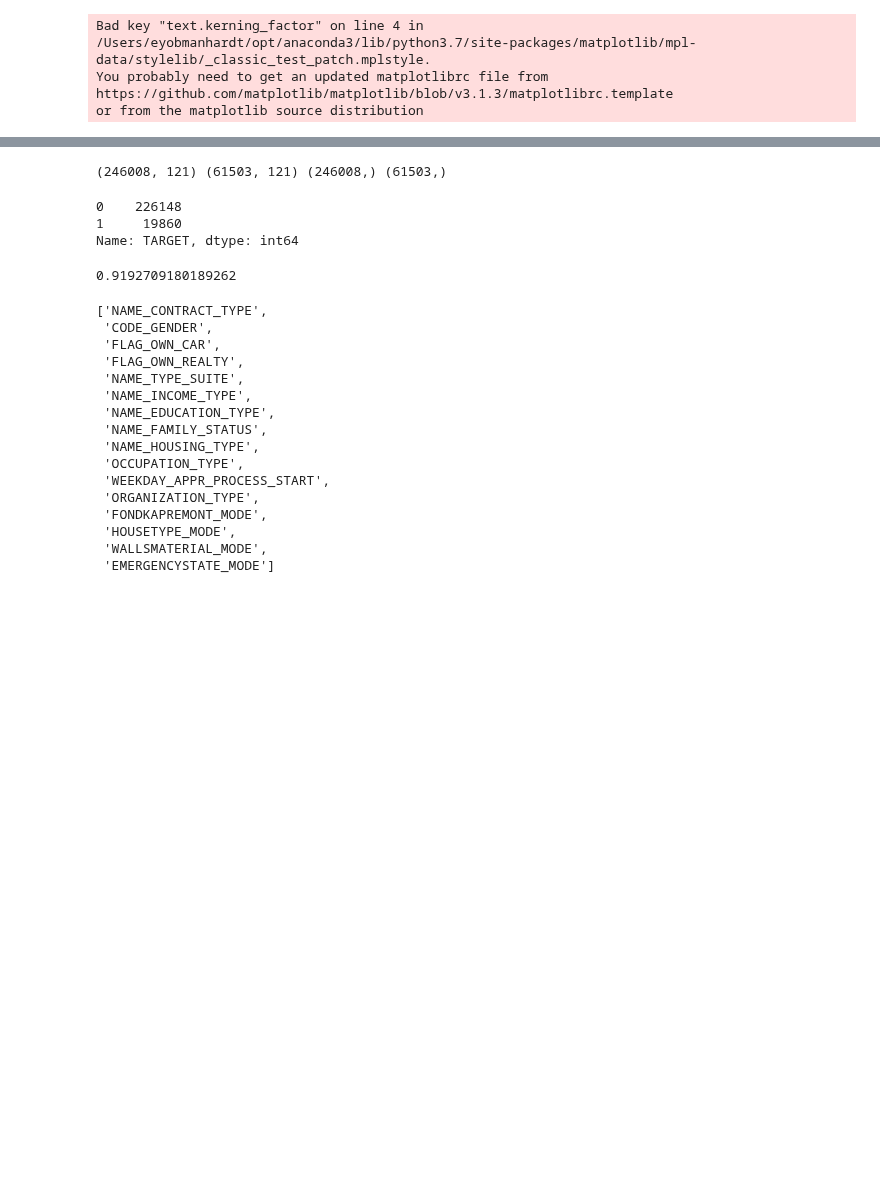
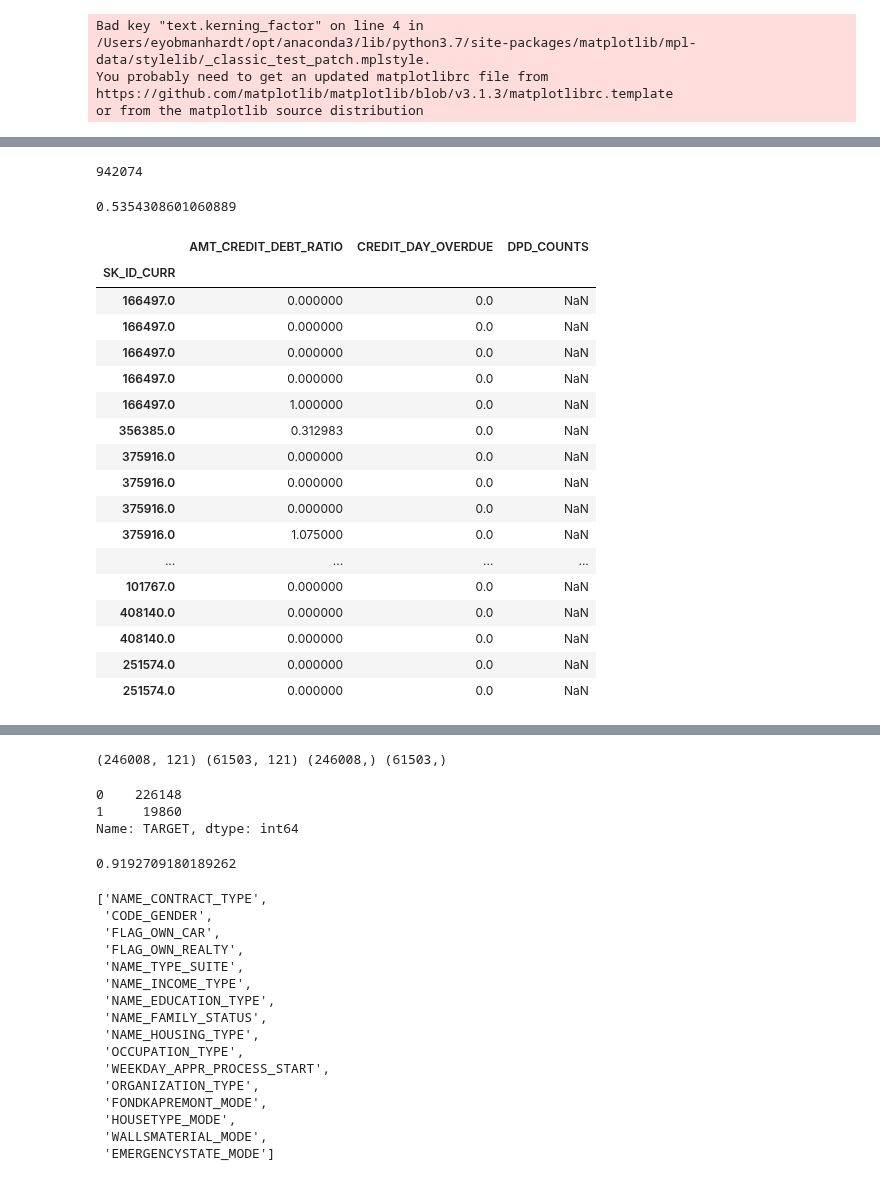
Before and after one commit to DSEI21000-S21/project-home-credit, a Jupyter notebook: experiments/eyob/playground2_baseline.ipynb, the cells around one changed output, grey strips where cells are left out. Cells and saved outputs as stored; diff of their text form; code cells hidden in the pictures; blank space fills up the shorter version.

Commit message:
messy: investigation + joining tables

```diff
--- a/experiments/eyob/playground2_baseline.ipynb
+++ b/experiments/eyob/playground2_baseline.ipynb
@@ -11,0 +47,10 @@ or from the matplotlib source distribution
+# %%
+## create tables
+application_train = data['application_train']
+bureau_balance = data['bureau_balance']
+bureau = data['bureau']
+credit_card_balance = data['credit_card_balance']
+installments_payments = data['installments_payments']
+POS_CASH_balance = data['POS_CASH_balance']
+previous_application = data['previous_application']
+application_test = data['application_test']
@@ -11,0 +108,33 @@ or from the matplotlib source distribution
+# %%
+## Amerius functions
+def extract_features_from_bureau(bureau_df, bureau_balances_df):
+    bureau_df['AMT_CREDIT_SUM_DEBT'] = bureau_df['AMT_CREDIT_SUM_DEBT'].fillna(value=0)
+    bureau_df['AMT_CREDIT_DEBT_RATIO'] =  bureau_df['AMT_CREDIT_SUM_DEBT']/data['bureau']['AMT_CREDIT_SUM']
+    bureau_df['AMT_CREDIT_DEBT_RATIO'] = bureau_df['AMT_CREDIT_DEBT_RATIO'].fillna(value=0)
+
+
+    bureau_df = bureau_df.set_index('SK_ID_BUREAU')
+
+    DPD_STATUS_MAP = {
+        'C': 0,
+        'X': 0,
+        '0': 0,
+        '1': 1,
+        '2': 2,
+        '3': 3,
+        '4': 4,
+        '5': 5,
+    }
+    def sum_of_dpd(x):
+        return x['STATUS'].map(DPD_STATUS_MAP).sum()
+
+    dpd_counts_df = bureau_balances_df.groupby(['SK_ID_BUREAU']).apply(sum_of_dpd)
+
+    dpd_counts_df = pd.DataFrame(dpd_counts_df, columns=['DPD_COUNTS']);
+    bureau_with_dpds = pd.concat([bureau_df, dpd_counts_df], axis=1)
+
+    bureau_with_dpds = bureau_with_dpds.set_index('SK_ID_CURR')
+
+    return bureau_with_dpds[:][['AMT_CREDIT_DEBT_RATIO', 'CREDIT_DAY_OVERDUE', 'DPD_COUNTS']]
+# %%
+bb = extract_features_from_bureau(bureau, bureau_balance)
@@ -11,0 +158,29 @@ or from the matplotlib source distribution
+# %%
+bb['DPD_COUNTS'].isnull().sum()
+# %% [output]
+942074
+# %%
+942074/1759469
+# %% [output]
+0.5354308601060889
+# %%
+bb.head(20)
+# %% [output]
+|  | AMT_CREDIT_DEBT_RATIO | CREDIT_DAY_OVERDUE | DPD_COUNTS |
+| SK_ID_CURR |  |  |  |
+| 166497.0 | 0.000000 | 0.0 | NaN |
+| 166497.0 | 0.000000 | 0.0 | NaN |
+| 166497.0 | 0.000000 | 0.0 | NaN |
+| 166497.0 | 0.000000 | 0.0 | NaN |
+| 166497.0 | 1.000000 | 0.0 | NaN |
+| 356385.0 | 0.312983 | 0.0 | NaN |
+| 375916.0 | 0.000000 | 0.0 | NaN |
+| 375916.0 | 0.000000 | 0.0 | NaN |
+| 375916.0 | 0.000000 | 0.0 | NaN |
+| 375916.0 | 1.075000 | 0.0 | NaN |
+| ... | ... | ... | ... |
+| 101767.0 | 0.000000 | 0.0 | NaN |
+| 408140.0 | 0.000000 | 0.0 | NaN |
+| 408140.0 | 0.000000 | 0.0 | NaN |
+| 251574.0 | 0.000000 | 0.0 | NaN |
+| 251574.0 | 0.000000 | 0.0 | NaN |
```
Also changed, not shown: parts of 34 cells of this notebook, 1 other file.
